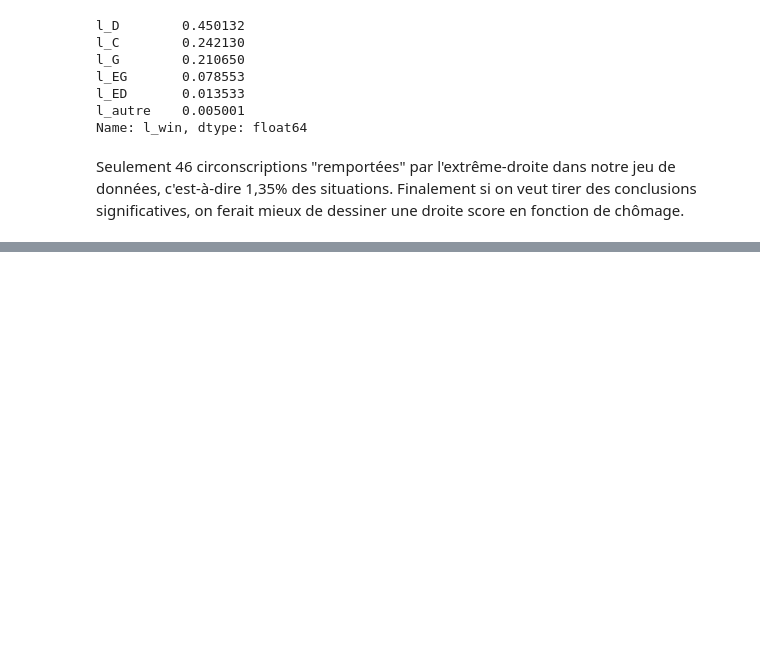
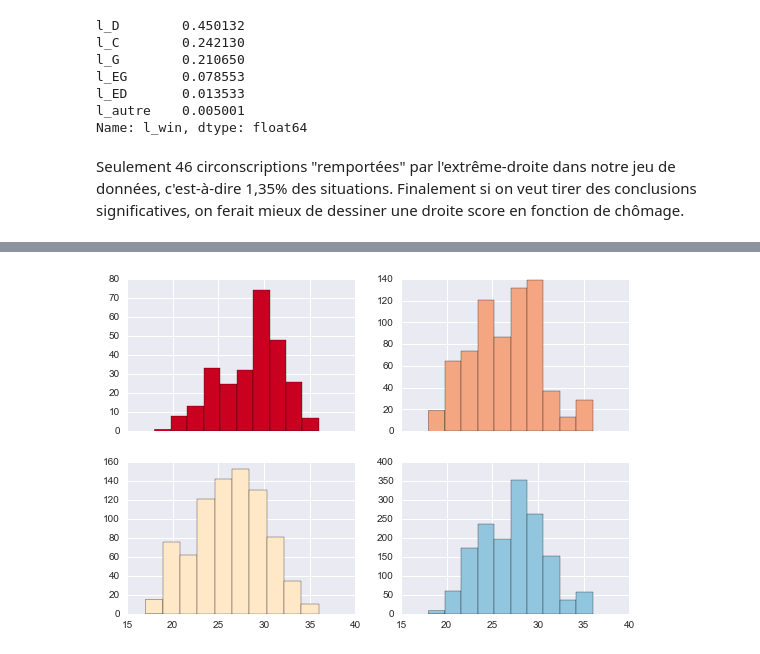
Before and after one commit to tpilewicz/legis, a Jupyter notebook: analyse/Analyse chom et âge.ipynb, the cells around one changed output, grey strips where cells are left out. Saved outputs shown, nothing was run; the diff lists cells and outputs as text; code cells hidden in the pictures; blank space fills up the shorter version.

```diff
--- a/analyse/Analyse chom et âge.ipynb
+++ b/analyse/Analyse chom et âge.ipynb
@@ -91,0 +140,8 @@ plt.xlim(0,30)
+# %%
+f, axarr = plt.subplots(2,2, sharex=True)
+f.set_size_inches(9,6)
+for i in range(4):
+    plt.sca(axarr.flat[i])
+    plt.hist(d[mainlg[i]].age_2, color=mainc[i])
+# %% [output]
+[figure, added]
```
Also changed, not shown: parts of 14 cells of this notebook, 8 other files.
